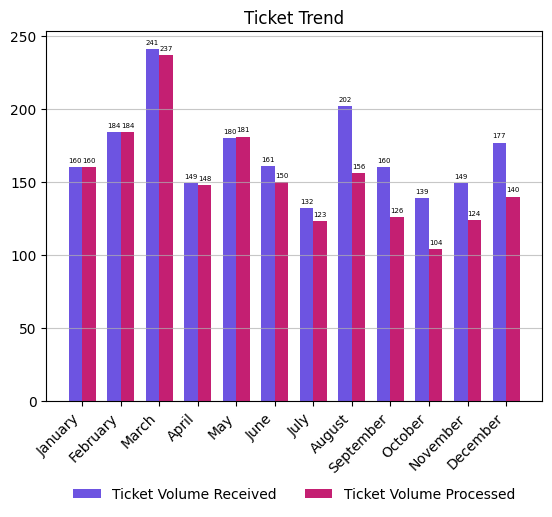
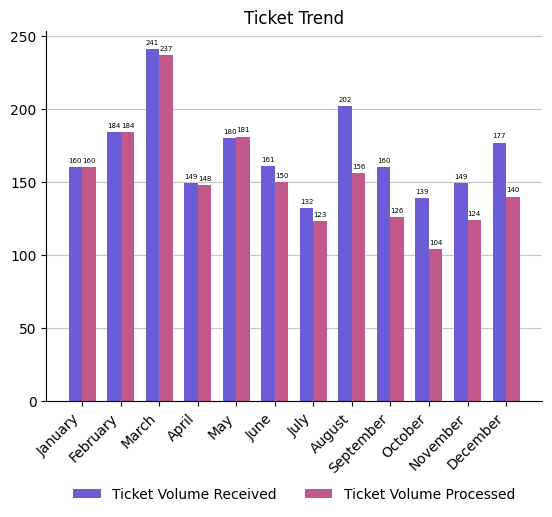
Unified diff of the notebook cell whose output changed from the first chart to the second:
--- before
+++ after
@@ -1,4 +1,5 @@
-# 0.2 on Page 4
-# 1. Sample Data
+# Two Series Bar Chart (Figure 0.2 on pg. 4)
+
+# Data generation
 months = ['January', 'February', 'March', 'April', 'May', 'June', 'July', 'August', 'September', 'October', 'November', 'December']
 ticket_volume_a = [160, 184, 241, 149, 180, 161, 132, 202, 160, 139, 149, 177]
@@ -11,9 +12,10 @@
 # 3. Plotting
 fig, ax = plt.subplots()
-rects1 = ax.bar(x - width/2, ticket_volume_a, width, label='Ticket Volume Received', color="#6d54e1")
-rects2 = ax.bar(x + width/2, ticket_volume_b, width, label='Ticket Volume Processed', color="#c41f72")
+rects1 = ax.bar(x - width/2, ticket_volume_a, width, label='Ticket Volume Received', color='#6c5cd5')
+rects2 = ax.bar(x + width/2, ticket_volume_b, width, label='Ticket Volume Processed', color='#c0588c')
 
-# Add horizontal lines to the background
-ax.yaxis.grid(True, linestyle='-', alpha=0.7)
+# Ensure grid lines are drawn behind plot elements
+ax.set_axisbelow(True)
+ax.grid(True, axis='y', linestyle='-', alpha=0.7)
 
 # 4. Labels and Title
@@ -26,3 +28,6 @@
 ax.legend(loc='upper center', bbox_to_anchor=(0.5, -0.2), ncol=2, frameon=False)
 
+ax.spines['top'].set_visible(False)
+ax.spines['right'].set_visible(False)
+
 plt.show()

Commit: Update Section 4 graph